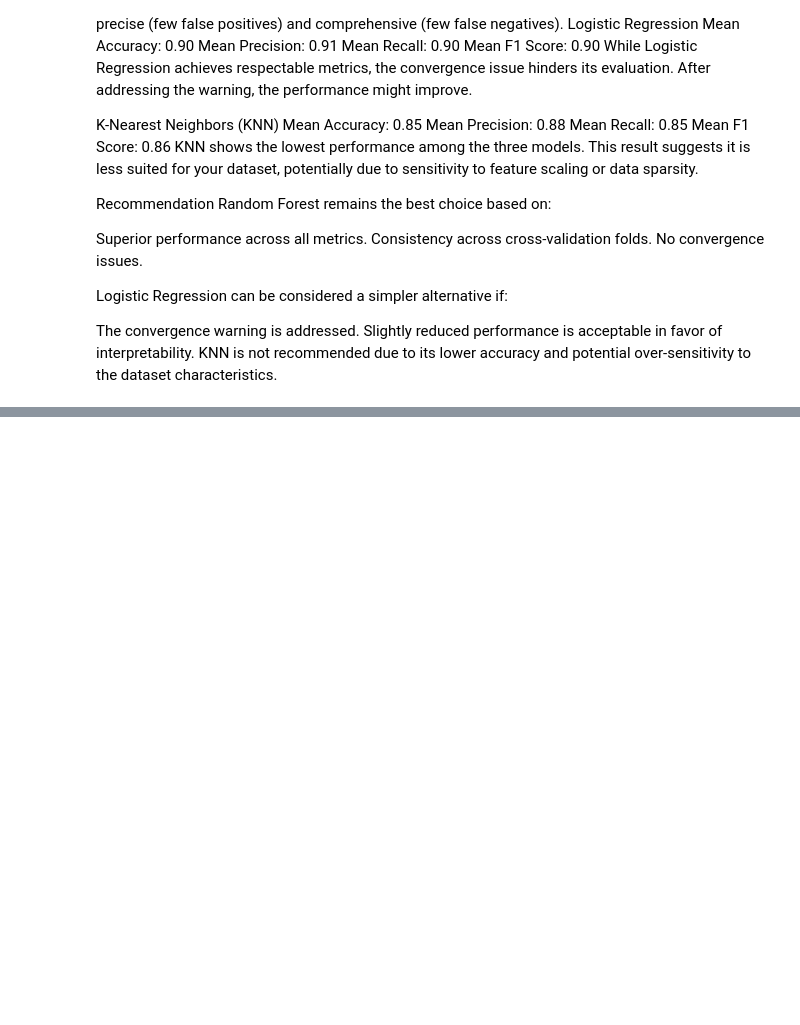
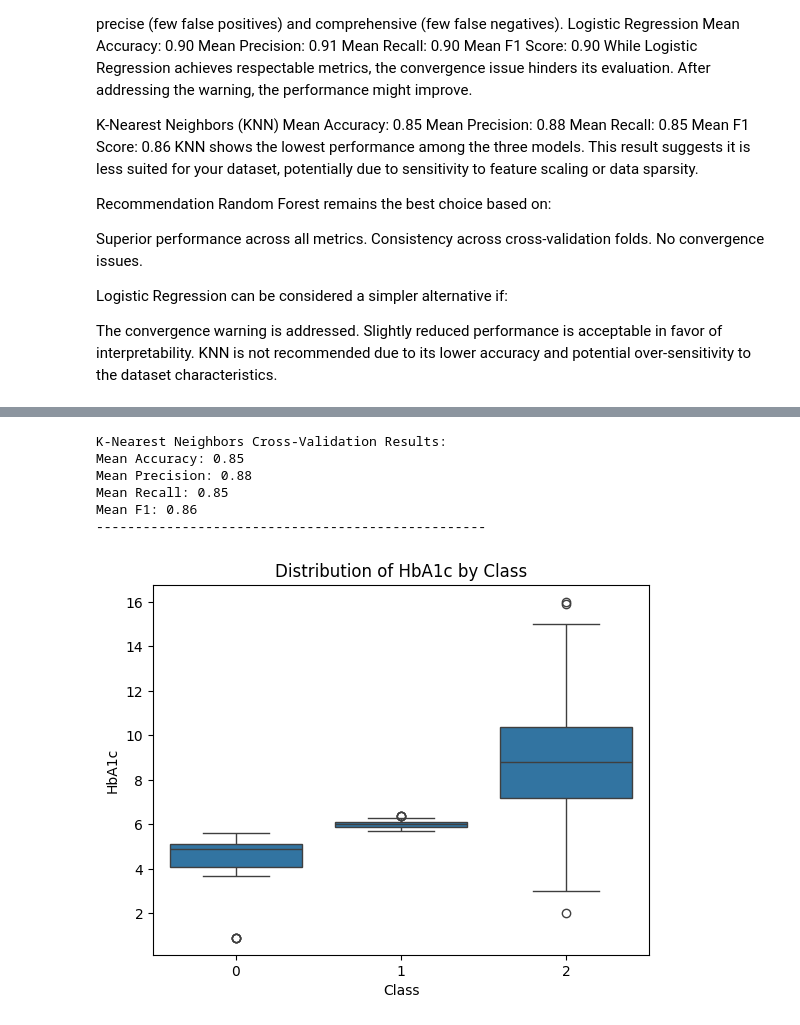
Before and after one commit to epoiten/MLClassRedi, a Jupyter notebook: diabetes.ipynb, the cells around one changed output, grey strips where cells are left out. Cells and saved outputs as stored; diff of their text form; code cells hidden in the pictures; blank space fills up the shorter version.

```diff
--- a/diabetes.ipynb
+++ b/diabetes.ipynb
@@ -549,0 +701,17 @@ KNN is not recommended due to its lower accuracy and potential over-sensitivity
+# %%
+evaluate_model("K-Nearest Neighbors", KNeighborsClassifier(n_neighbors=5), X, y, cv=5, scoring=scoring)
+# %% [output]
+K-Nearest Neighbors Cross-Validation Results:
+Mean Accuracy: 0.85
+Mean Precision: 0.88
+Mean Recall: 0.85
+Mean F1: 0.86
+--------------------------------------------------
+# %%
+sns.boxplot(x='CLASS', y='HbA1c', data=df)
+plt.title('Distribution of HbA1c by Class')
+plt.xlabel('Class')
+plt.ylabel('HbA1c')
+plt.show()
+# %% [output]
+[figure, added]
```
Also changed, not shown: parts of 24 cells of this notebook, 5 other files.
